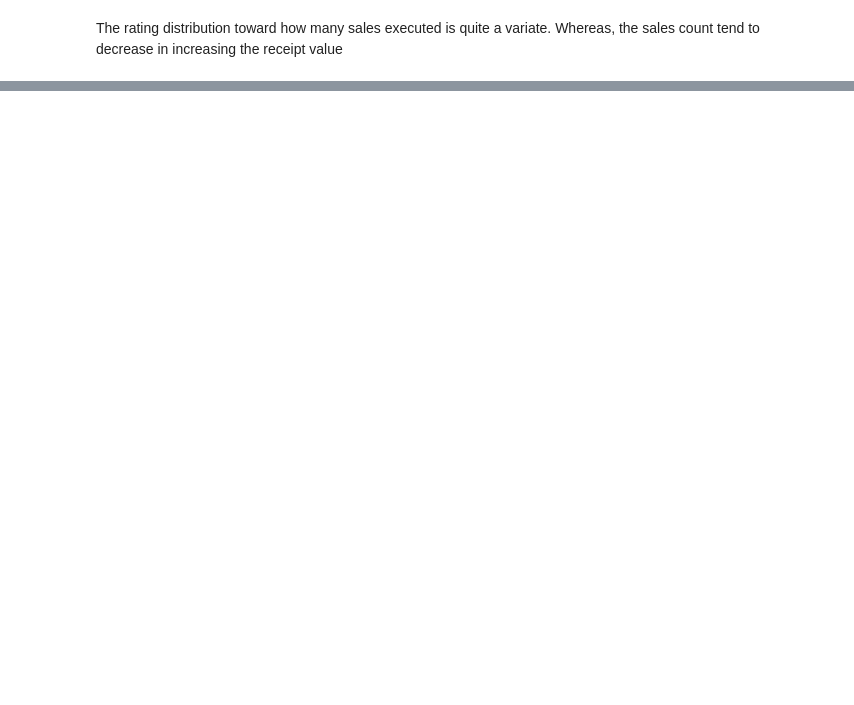
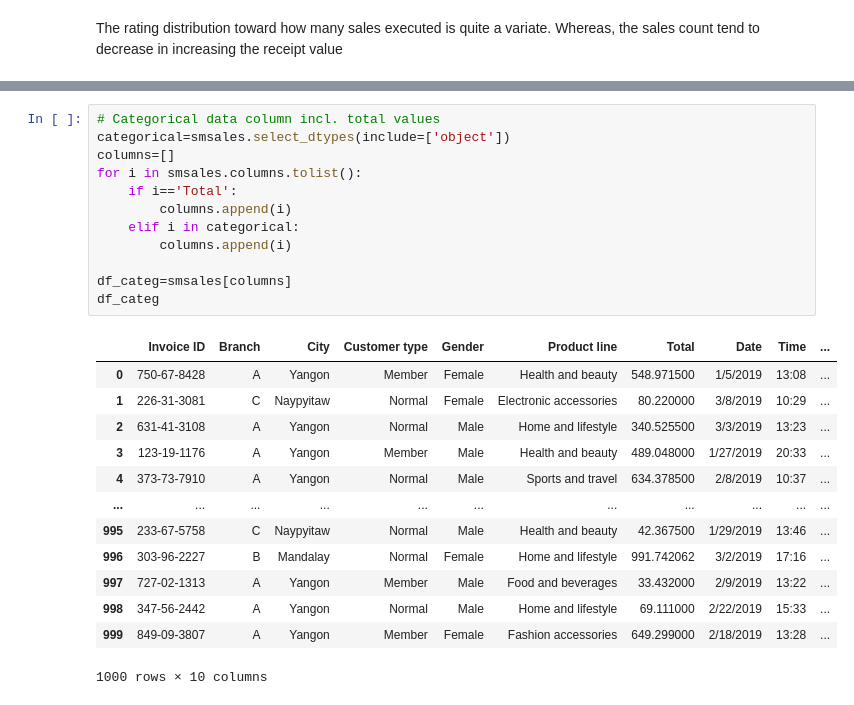
Before and after one commit to wahyunh10/Exploratory-Data-Analysis-Supermarket-Sales, a Jupyter notebook: EDA_Supermarket_Sales.ipynb, the cells around one changed output, grey strips where cells are left out. Saved outputs shown, nothing was run; the diff lists cells and outputs as text; blank space fills up the shorter version.

```diff
--- a/EDA_Supermarket_Sales.ipynb
+++ b/EDA_Supermarket_Sales.ipynb
@@ -265,0 +348,26 @@ The rating distribution toward how many sales executed is quite a variate. Where
+# %%
+# Categorical data column incl. total values
+categorical=smsales.select_dtypes(include=['object'])
+columns=[]
+for i in smsales.columns.tolist():
+    if i=='Total':
+        columns.append(i)
+    elif i in categorical:
+        columns.append(i)
+
+df_categ=smsales[columns]
+df_categ
+# %% [output]
+|  | Invoice ID | Branch | City | Customer type | Gender | Product line | Total | Date | Time | ... |
+| 0 | 750-67-8428 | A | Yangon | Member | Female | Health and beauty | 548.971500 | 1/5/2019 | 13:08 | ... |
+| 1 | 226-31-3081 | C | Naypyitaw | Normal | Female | Electronic accessories | 80.220000 | 3/8/2019 | 10:29 | ... |
+| 2 | 631-41-3108 | A | Yangon | Normal | Male | Home and lifestyle | 340.525500 | 3/3/2019 | 13:23 | ... |
+| 3 | 123-19-1176 | A | Yangon | Member | Male | Health and beauty | 489.048000 | 1/27/2019 | 20:33 | ... |
+| 4 | 373-73-7910 | A | Yangon | Normal | Male | Sports and travel | 634.378500 | 2/8/2019 | 10:37 | ... |
+| ... | ... | ... | ... | ... | ... | ... | ... | ... | ... | ... |
+| 995 | 233-67-5758 | C | Naypyitaw | Normal | Male | Health and beauty | 42.367500 | 1/29/2019 | 13:46 | ... |
+| 996 | 303-96-2227 | B | Mandalay | Normal | Female | Home and lifestyle | 991.742062 | 3/2/2019 | 17:16 | ... |
+| 997 | 727-02-1313 | A | Yangon | Member | Male | Food and beverages | 33.432000 | 2/9/2019 | 13:22 | ... |
+| 998 | 347-56-2442 | A | Yangon | Normal | Male | Home and lifestyle | 69.111000 | 2/22/2019 | 15:33 | ... |
+| 999 | 849-09-3807 | A | Yangon | Member | Female | Fashion accessories | 649.299000 | 2/18/2019 | 13:28 | ... |
+1000 rows × 10 columns
```
Also changed, not shown: parts of 19 cells of this notebook.
